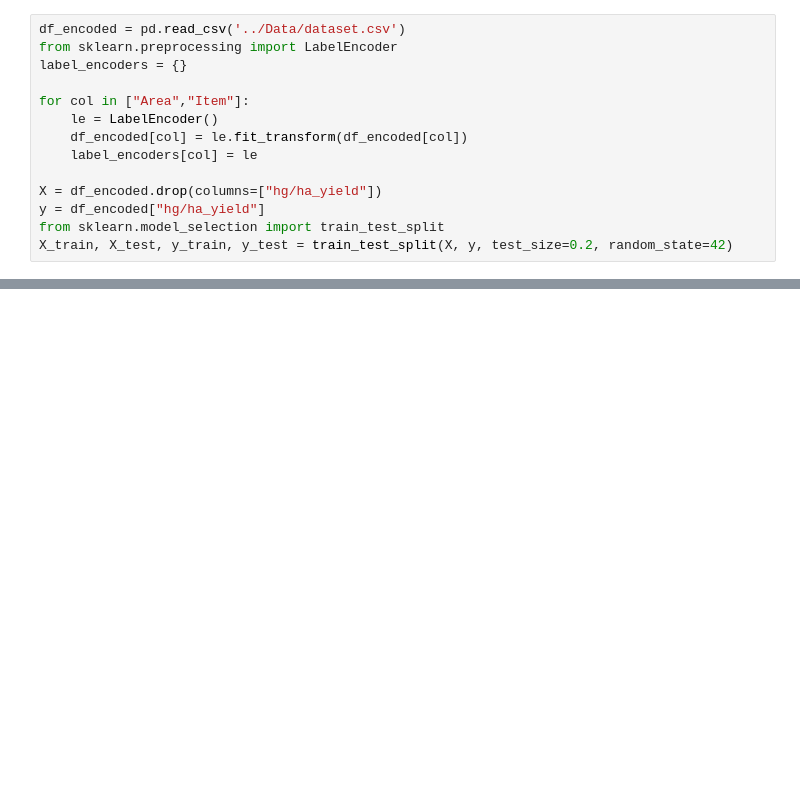
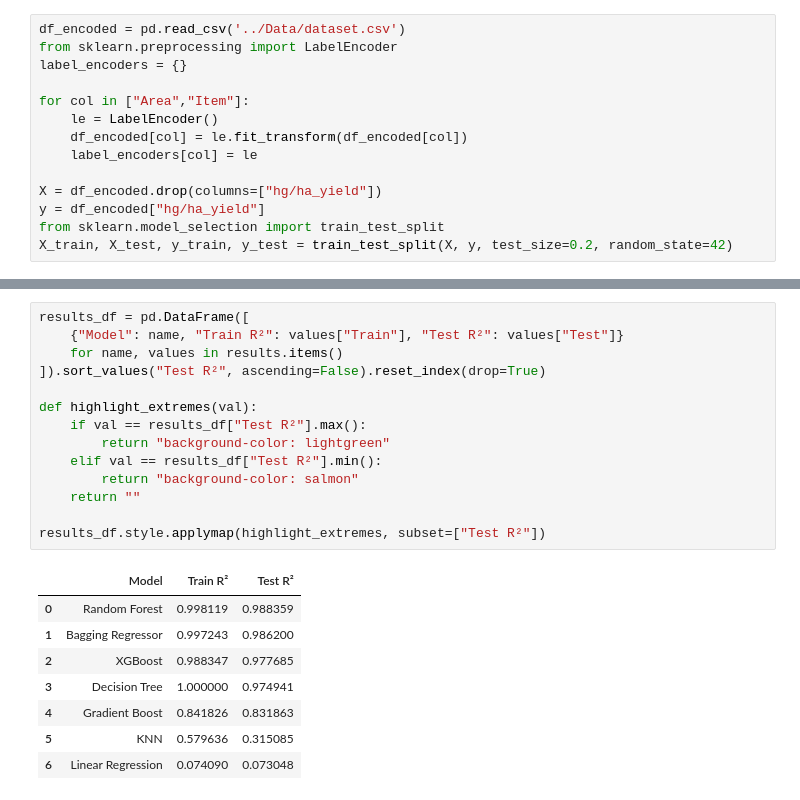
Before and after one commit to pratik-633/6103-fall-25-Shetty-Hamza-Reddy, a Jupyter notebook: Scripts/02_Model_Training.ipynb, the cells around one changed output, grey strips where cells are left out. Saved outputs shown, nothing was run; the diff lists cells and outputs as text; blank space fills up the shorter version.

Commit message:
Add model comparison table with highlighted performance

```diff
--- a/Scripts/02_Model_Training.ipynb
+++ b/Scripts/02_Model_Training.ipynb
@@ -74,3 +74,26 @@ results
  'Decision Tree': {'Train': 1.0, 'Test': 0.9749414079688072},
  'Bagging Regressor': {'Train': 0.9972431277283724,
   'Test': 0.9862003645389018}}
+# %%
+results_df = pd.DataFrame([
+    {"Model": name, "Train R²": values["Train"], "Test R²": values["Test"]}
+    for name, values in results.items()
+]).sort_values("Test R²", ascending=False).reset_index(drop=True)
+
+def highlight_extremes(val):
+    if val == results_df["Test R²"].max():
+        return "background-color: lightgreen"
+    elif val == results_df["Test R²"].min():
+        return "background-color: salmon"
+    return ""
+
+results_df.style.applymap(highlight_extremes, subset=["Test R²"])
+# %% [output]
+|  | Model | Train R² | Test R² |
+| 0 | Random Forest | 0.998119 | 0.988359 |
+| 1 | Bagging Regressor | 0.997243 | 0.986200 |
+| 2 | XGBoost | 0.988347 | 0.977685 |
+| 3 | Decision Tree | 1.000000 | 0.974941 |
+| 4 | Gradient Boost | 0.841826 | 0.831863 |
+| 5 | KNN | 0.579636 | 0.315085 |
+| 6 | Linear Regression | 0.074090 | 0.073048 |
```
Also changed, not shown: parts of 1 cell of this notebook.
